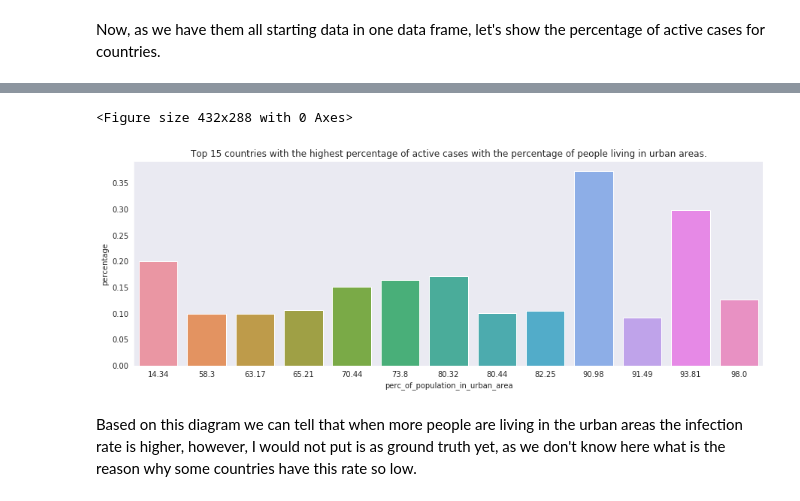
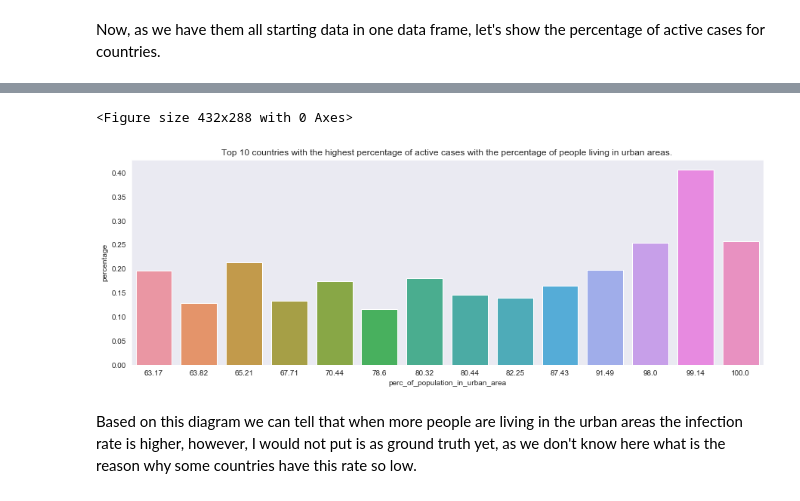
Before and after one commit to WernherVonData/Covid-19-Uncover-Challange, a Jupyter notebook: Be safe - who is in the biggest need of PPE.ipynb, the cells around one changed output, grey strips where cells are left out. Cells and saved outputs as stored; diff of their text form; code cells hidden in the pictures.

```diff
--- a/Be safe - who is in the biggest need of PPE.ipynb
+++ b/Be safe - who is in the biggest need of PPE.ipynb
@@ -22,6 +26,7 @@ import seaborn as sns
 sns.set_style('dark')
 # %%
 ecdc_infections = pd.read_csv('kaggle/input/uncover/UNCOVER/ECDC/current-data-on-the-geographic-distribution-of-covid-19-cases-worldwide.csv')
+ecdc_infections["daterep"] = pd.to_datetime(ecdc_infections[["year","month","day"]])
 ecdc_latest_date = ecdc_infections.sort_values(by="daterep", ascending=False)["daterep"].values[0]
 ecdc_infections.head()
 # %% [output]
@@ -216,12 +294,12 @@ Now let's see how the number of active cases looks like in countries based on th
 # %%
 plt.clf()
 plt.figure(figsize=(15,5))
 ax = sns.barplot(x="perc_of_population_in_urban_area", y="percentage", data=country_data.sort_values(by="percentage", ascending=False).head(15))
-ax.set_title("Top 15 countries with the highest percentage of active cases with the percentage of people living in urban areas.")
+ax.set_title("Top 10 countries with the highest percentage of active cases with the percentage of people living in urban areas.")
 plt.show()
 # %% [output]
 <Figure size 432x288 with 0 Axes>
-[figure, old version]
+[figure, new version]
 # %% [markdown]
 Based on this diagram we can tell that when more people are living in the urban areas the infection rate is higher, however, I would not put is as ground truth yet, as we don't know here what is the reason why some countries have this rate so low.
 # %% [markdown]
```
Also changed, not shown: parts of 24 cells of this notebook.
